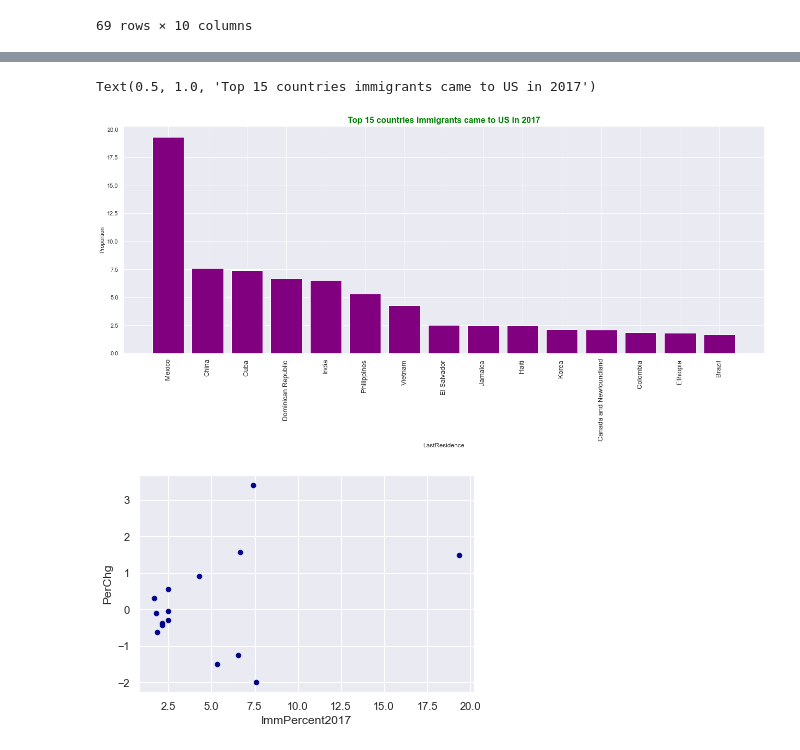
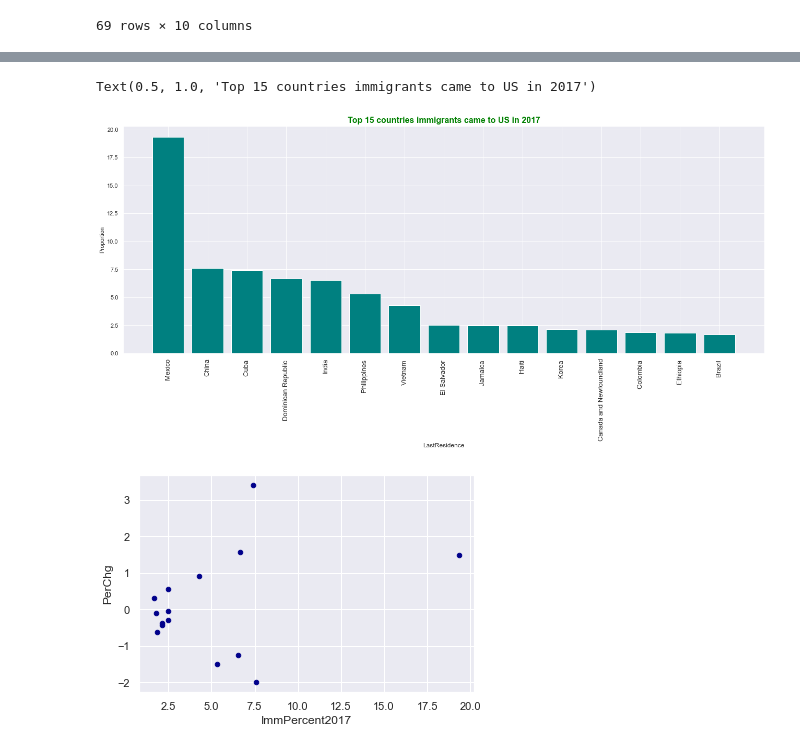
Before and after one commit to MagdaMM/BDAT1000_F20_Final-Assignment, a Jupyter notebook: FinalAssignment_USLawfulImmigration1820-2017.ipynb, the cells around one changed output, grey strips where cells are left out. Drawn from its saved outputs; the diff is of its cells as text; code cells hidden in the pictures.

```diff
--- a/FinalAssignment_USLawfulImmigration1820-2017.ipynb
+++ b/FinalAssignment_USLawfulImmigration1820-2017.ipynb
@@ -305,17 +308,17 @@ USImmigTop15
 # %%
 #Visualize Top 15 countries immigrants came to US in 2017 with matplotlib
 USImmigTop15 = USImmigTop15.sort_values(by='ImmPercent2017',ascending=False)
 plt.figure(figsize = (22,8))
 plt.bar(x =USImmigTop15['LastResidence'],
         height=USImmigTop15['ImmPercent2017'],
-        color='purple')
+        color='teal')
 plt.xticks(rotation=90,fontsize=13)
 plt.xlabel('LastResidence',fontsize=12)
 plt.ylabel('Proportion',fontsize=11)
 plt.title('Top 15 countries immigrants came to US in 2017',fontsize=16, color='green', fontweight='bold')
 # %% [output]
 Text(0.5, 1.0, 'Top 15 countries immigrants came to US in 2017')
-[figure, old version]
+[figure, new version]
 # %%
 #Creating a Pareto chart
 #from matplotlib.ticker import PercentFormatter
```
Also changed, not shown: parts of 3 cells of this notebook, 1 other file.
